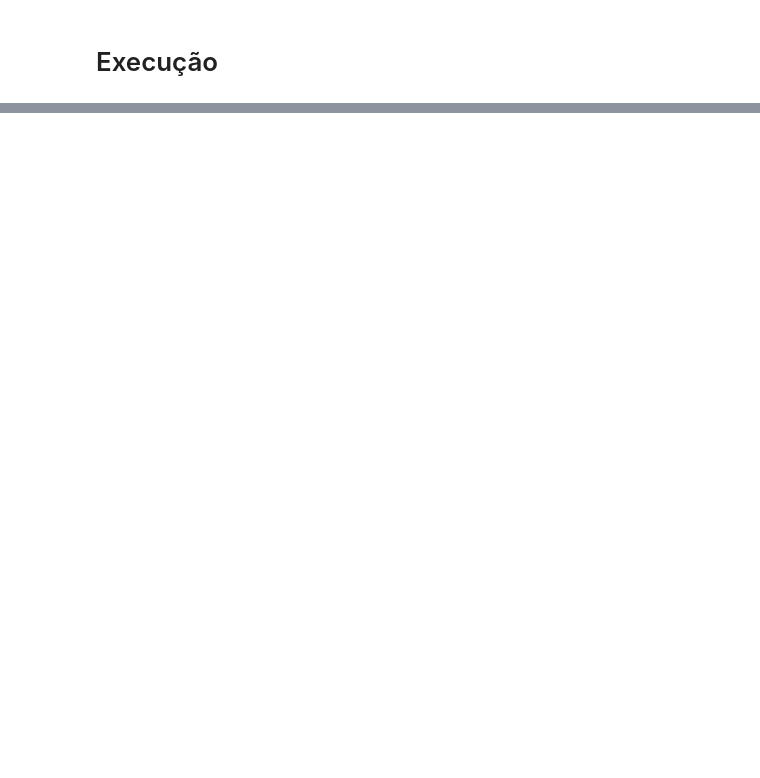
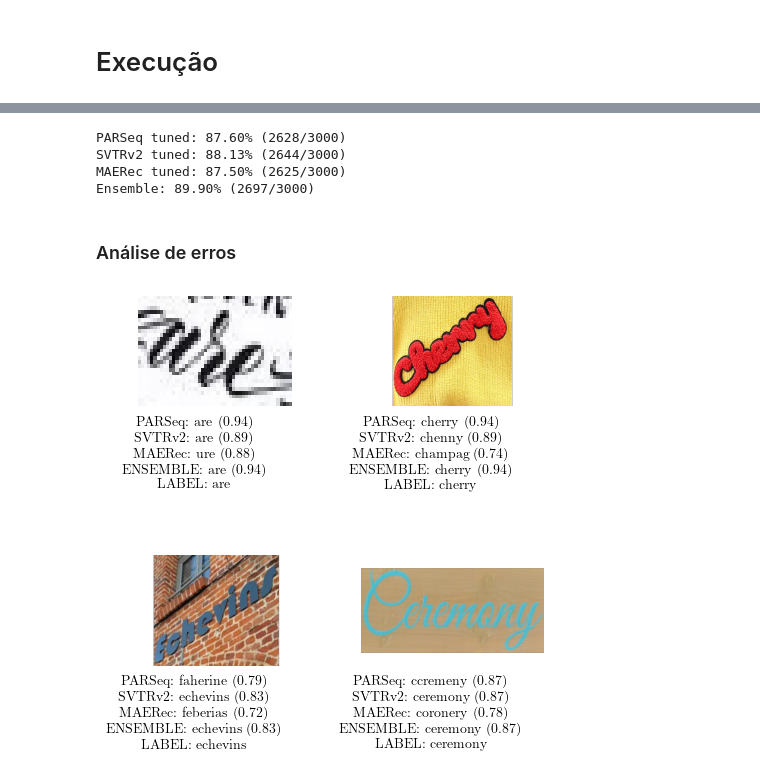
Before and after one commit to lucas-azdias/Artistic-Text-Recognition, a Jupyter notebook: artefatos/TCC.ipynb, the cells around one changed output, grey strips where cells are left out. Cells and saved outputs as stored; diff of their text form; code cells hidden in the pictures; blank space fills up the shorter version.

```diff
--- a/artefatos/TCC.ipynb
+++ b/artefatos/TCC.ipynb
@@ -1467,0 +1499,25 @@ Ensemble   82.00%
+# %%
+strategies = [
+    EnsembleStrategy(
+        strategy=min_weighted_confidence_voting_strategy,
+    ),
+    EnsembleStrategy(
+        strategy=needleman_wunsch_strategy,
+        filters=[
+            min_length_filter(minimum_length=9),
+        ],
+    ),
+    EnsembleStrategy(
+        strategy=dictionary_correction_strategy,
+        filters=[
+            min_length_filter(minimum_length=9),
+            min_confidence_filter(minimum_confidence=0.6),
+        ],
+    ),
+]
+# %%
+ensemble = Ensemble(
+    name="Ensemble",
+    models=models,
+    strategies=strategies
+)
@@ -1467,0 +1534,7 @@ Ensemble   82.00%
+# %%
+results = ensemble.run(infer_imgs, infer_items, verbose = True, should_output = True)
+# %% [output]
+PARSeq tuned: 87.60% (2628/3000)
+SVTRv2 tuned: 88.13% (2644/3000)
+MAERec tuned: 87.50% (2625/3000)
+Ensemble: 89.90% (2697/3000)
@@ -1467,0 +1543,2 @@ Ensemble   82.00%
+# %% [markdown]
+### Análise de erros
@@ -1467,0 +1660,20 @@ Ensemble   82.00%
+# %%
+correct_results = [
+    result
+    for result in results
+    if result.eval()
+]
+
+plot_ensemble_predictions(
+    [
+        correct_results[1],
+        correct_results[1515],
+        correct_results[2097],
+        correct_results[2198]
+    ],
+    2,
+    (5, 5),
+    "results-correct.pdf"
+)
+# %% [output]
+[figure, added]
```
Also changed, not shown: parts of 118 cells of this notebook.
